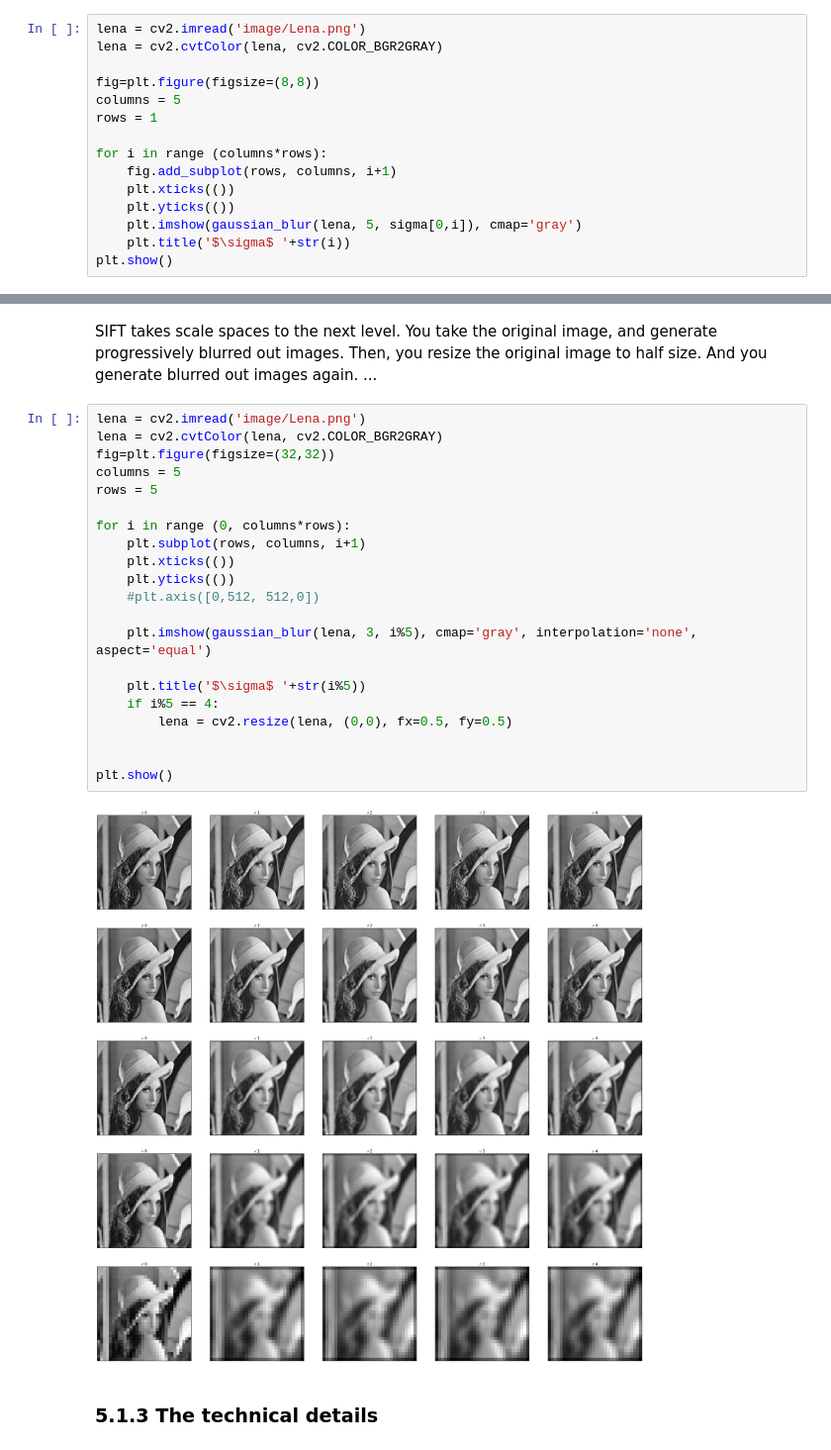
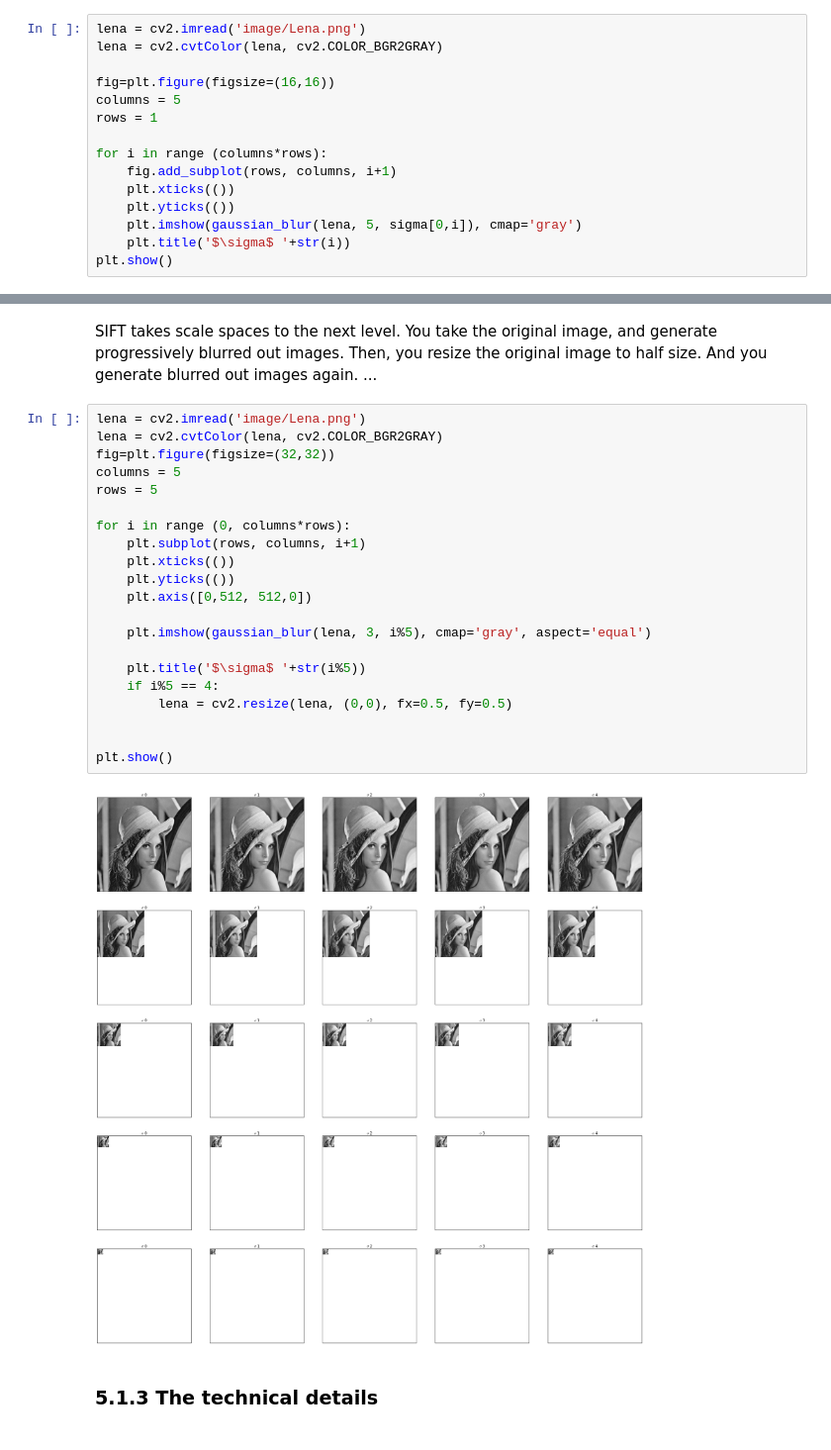
Before and after one commit to henniekim/digital_image_processing, a Jupyter notebook: filter.ipynb, the cells around one changed output, grey strips where cells are left out. Shown at 99% size. Cells and saved outputs as stored; diff of their text form.

```diff
--- a/filter.ipynb
+++ b/filter.ipynb
@@ -293,7 +293,7 @@ for i in range(4):
 lena = cv2.imread('image/Lena.png')
 lena = cv2.cvtColor(lena, cv2.COLOR_BGR2GRAY)
 
-fig=plt.figure(figsize=(8,8))
+fig=plt.figure(figsize=(16,16))
 columns = 5
 rows = 1
 
@@ -313,26 +313,26 @@ SIFT takes scale spaces to the next level. You take the original image, and gene
 # %%
 lena = cv2.imread('image/Lena.png')
 lena = cv2.cvtColor(lena, cv2.COLOR_BGR2GRAY)
 fig=plt.figure(figsize=(32,32))
 columns = 5
 rows = 5
 
 for i in range (0, columns*rows):
     plt.subplot(rows, columns, i+1)
     plt.xticks(())
     plt.yticks(())
-    #plt.axis([0,512, 512,0])
+    plt.axis([0,512, 512,0])
 
-    plt.imshow(gaussian_blur(lena, 3, i%5), cmap='gray', interpolation='none', aspect='equal')
+    plt.imshow(gaussian_blur(lena, 3, i%5), cmap='gray', aspect='equal')
 
     plt.title('$\sigma$ '+str(i%5))
     if i%5 == 4:
         lena = cv2.resize(lena, (0,0), fx=0.5, fy=0.5)
 
 
 plt.show()
 # %% [output]
-[figure, old version]
+[figure, new version]
 # %% [markdown]
 ### 5.1.3 The technical details
 # %% [markdown]
```
Also changed, not shown: parts of 10 cells of this notebook, 1 other file.
